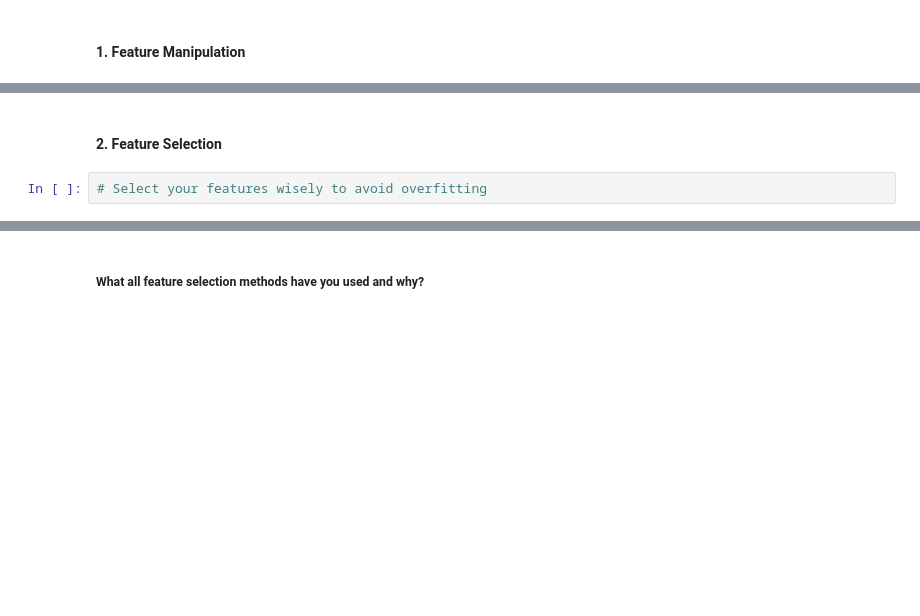
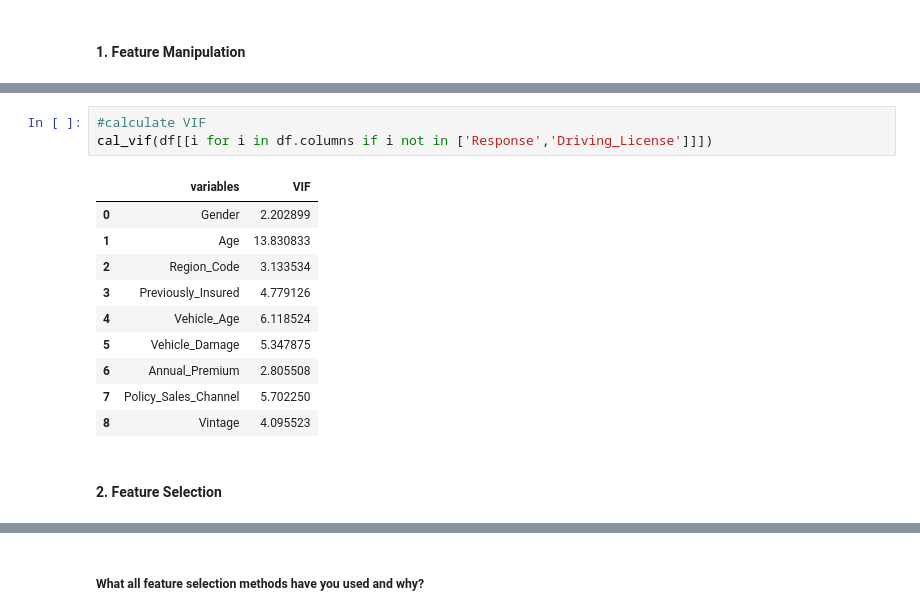
Before and after one commit to chetansgode/Health_Insurance_Cross_Sales_Prediction_classification, a Jupyter notebook: Health_Insurance_Cross_Sales_Prediction_classification.ipynb, the cells around one changed output, grey strips where cells are left out. Drawn from its saved outputs; the diff is of its cells as text; blank space fills up the shorter version.

```diff
--- a/Health_Insurance_Cross_Sales_Prediction_classification.ipynb
+++ b/Health_Insurance_Cross_Sales_Prediction_classification.ipynb
@@ -1218,4 +1296,16 @@ Answer Here.
+# %%
+#calculate VIF
+cal_vif(df[[i for i in df.columns if i not in ['Response','Driving_License']]])
+# %% [output]
+|  | variables | VIF |
+| 0 | Gender | 2.202899 |
+| 1 | Age | 13.830833 |
+| 2 | Region_Code | 3.133534 |
+| 3 | Previously_Insured | 4.779126 |
+| 4 | Vehicle_Age | 6.118524 |
+| 5 | Vehicle_Damage | 5.347875 |
+| 6 | Annual_Premium | 2.805508 |
+| 7 | Policy_Sales_Channel | 5.702250 |
+| 8 | Vintage | 4.095523 |
 # %% [markdown]
 #### 2. Feature Selection
-# %%
-# Select your features wisely to avoid overfitting
```
Also changed, not shown: parts of 35 cells of this notebook.
